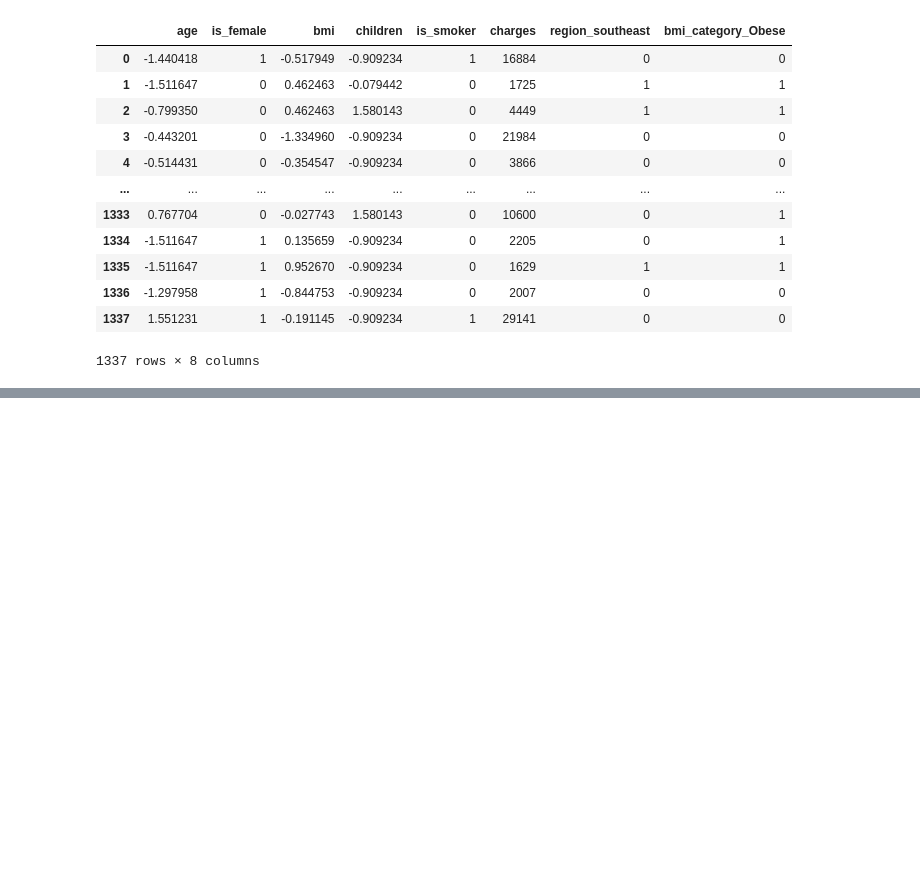
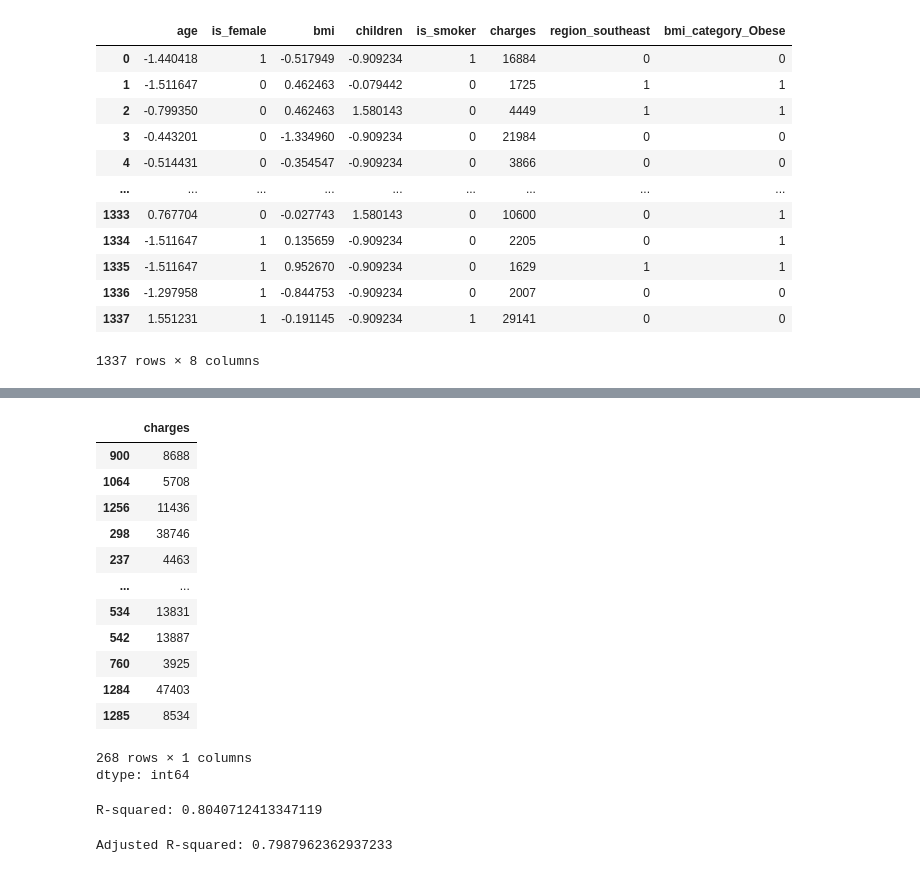
Before and after one commit to SwapnilDebnath23/MachineLearning, a Jupyter notebook: ML/ML_p_1.ipynb, the cells around one changed output, grey strips where cells are left out. Saved outputs shown, nothing was run; the diff lists cells and outputs as text; code cells hidden in the pictures; blank space fills up the shorter version.

```diff
--- a/ML/ML_p_1.ipynb
+++ b/ML/ML_p_1.ipynb
@@ -414,0 +417,5 @@ final_df
+# %%
+X = final_df.drop('charges', axis=1)
+y = final_df['charges']
+# %%
+X_train, X_test, y_train, y_test = train_test_split( X, y, test_size=0.20, random_state=42)
@@ -414,0 +451,31 @@ final_df
+# %%
+y_test
+# %% [output]
+|  | charges |
+| 900 | 8688 |
+| 1064 | 5708 |
+| 1256 | 11436 |
+| 298 | 38746 |
+| 237 | 4463 |
+| ... | ... |
+| 534 | 13831 |
+| 542 | 13887 |
+| 760 | 3925 |
+| 1284 | 47403 |
+| 1285 | 8534 |
+268 rows × 1 columns
+dtype: int64
+# %%
+from sklearn.metrics import r2_score
+
+r2 = r2_score(y_test, y_pred)
+print("R-squared:", r2)
+# %% [output]
+R-squared: 0.8040712413347119
+# %%
+n = X_test.shape[0]
+p = X_test.shape[1]
+adjusted_r2 = 1 - (1 - r2) * (n - 1) / (n - p - 1)
+print("Adjusted R-squared:", adjusted_r2)
+# %% [output]
+Adjusted R-squared: 0.7987962362937233
```
Also changed, not shown: parts of 5 cells of this notebook.
